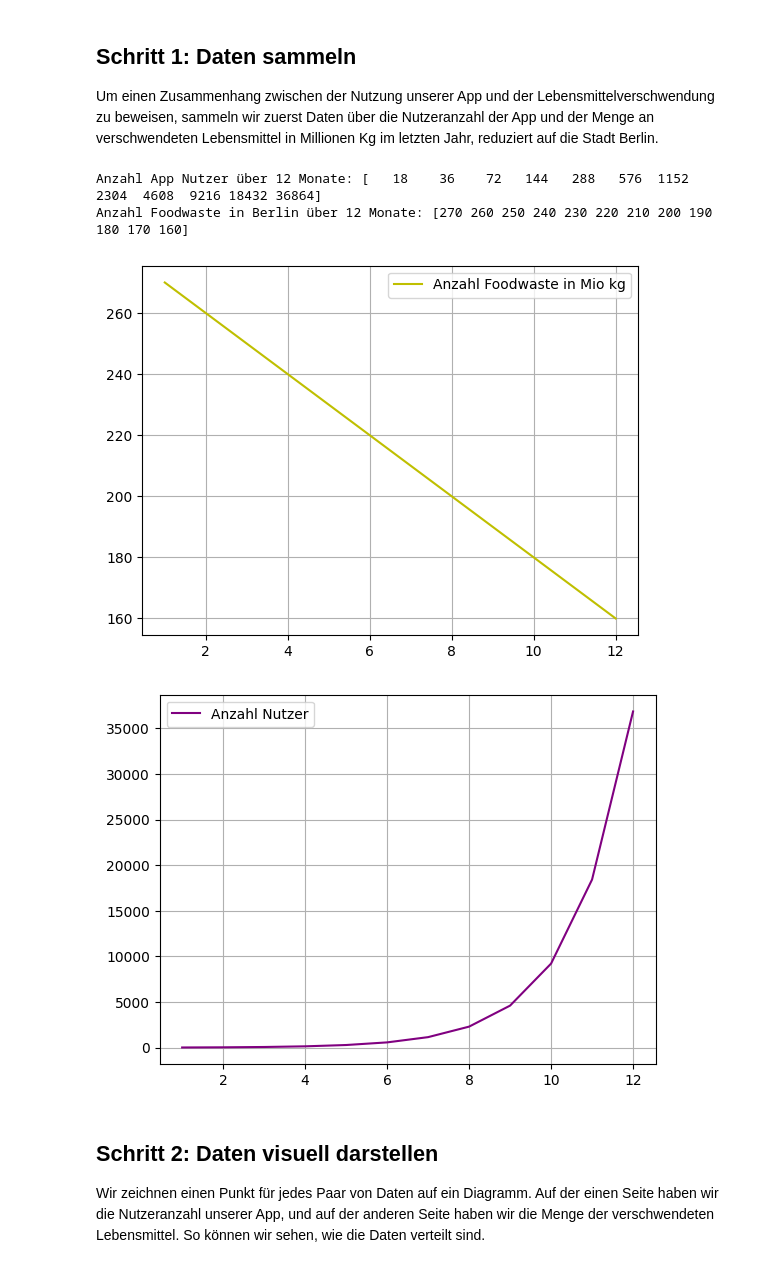
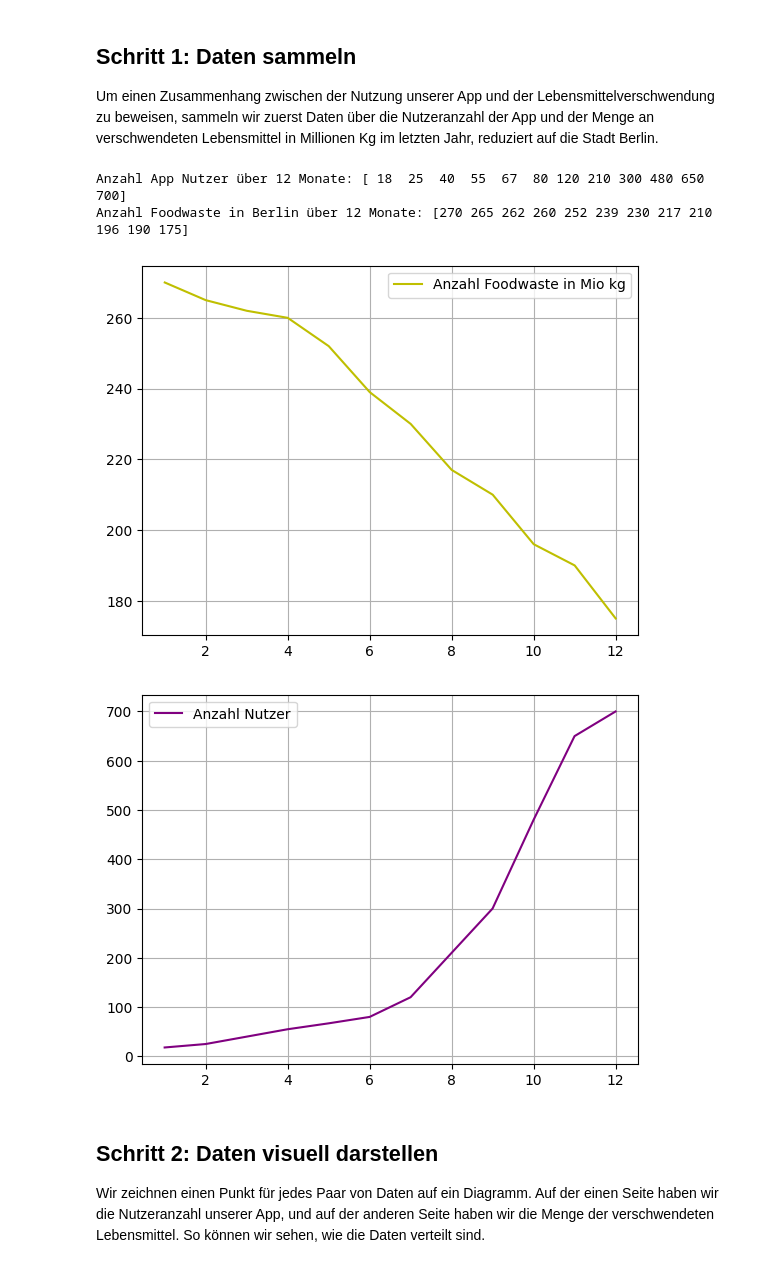
Before and after one commit to beritf-exxeta/girlsday_2024, a Jupyter notebook: Untitled.ipynb, the cells around one changed output. Cells and saved outputs as stored; diff of their text form; code cells hidden in the pictures.

```diff
--- a/Untitled.ipynb
+++ b/Untitled.ipynb
@@ -17,29 +16,30 @@ from sklearn.linear_model import LinearRegression
 
 Um einen Zusammenhang zwischen der Nutzung unserer App und der Lebensmittelverschwendung zu beweisen, sammeln wir zuerst Daten über die Nutzeranzahl der App und der Menge an verschwendeten Lebensmittel in Millionen Kg im letzten Jahr, reduziert auf die Stadt Berlin.
 # %%
-anzahl_nutzer = np.array([18 * (2 ** i) for i in range(12)])
+anzahl_nutzer = np.array([18, 25, 40, 55, 67, 80, 120, 210, 300, 480, 650, 700])
 print("Anzahl App Nutzer über 12 Monate:", anzahl_nutzer)
-tonnen_foodwaste = np.array([270 - 10 * i for i in range(12)])
-print("Anzahl Foodwaste in Berlin über 12 Monate:", tonnen_foodwaste)
+
+foodwaste = np.array([270, 265, 262, 260, 252, 239, 230, 217, 210, 196, 190, 175])
+print("Anzahl Foodwaste in Berlin über 12 Monate:", foodwaste)
 
 monate = np.array([1, 2, 3, 4, 5, 6, 7, 8, 9, 10, 11, 12])
 # %% [output]
-Anzahl App Nutzer über 12 Monate: [   18    36    72   144   288   576  1152  2304  4608  9216 18432 36864]
-Anzahl Foodwaste in Berlin über 12 Monate: [270 260 250 240 230 220 210 200 190 180 170 160]
+Anzahl App Nutzer über 12 Monate: [ 18  25  40  55  67  80 120 210 300 480 650 700]
+Anzahl Foodwaste in Berlin über 12 Monate: [270 265 262 260 252 239 230 217 210 196 190 175]
 # %%
-plt.plot(monate, tonnen_foodwaste, label='Anzahl Foodwaste in Mio kg', color='y')
+plt.plot(monate, foodwaste, label='Anzahl Foodwaste in Mio kg', color='y')
 plt.legend()
 plt.grid(True)
 plt.show()
 # %% [output]
-[figure, old version]
+[figure, new version]
 # %%
 plt.plot(monate, anzahl_nutzer, label='Anzahl Nutzer', color='purple')
 plt.legend()
 plt.grid(True)
 plt.show()
 # %% [output]
-[figure, old version]
+[figure, new version]
 # %% [markdown]
 ## Schritt 2: Daten visuell darstellen
 
```
Also changed, not shown: parts of 4 cells of this notebook.
